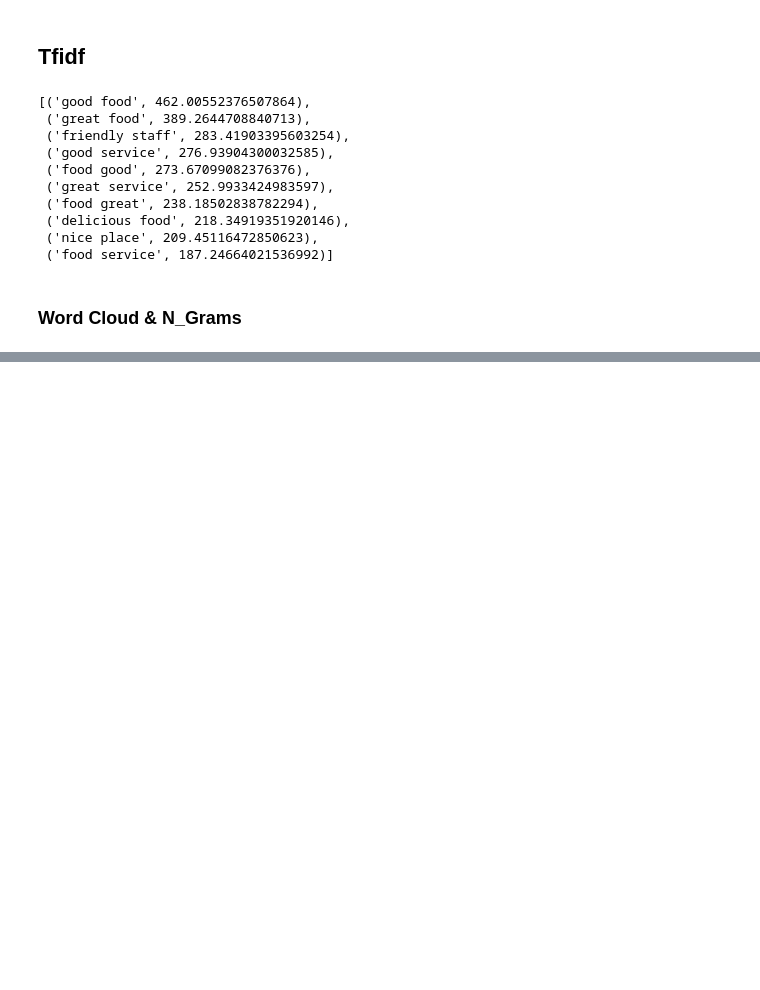
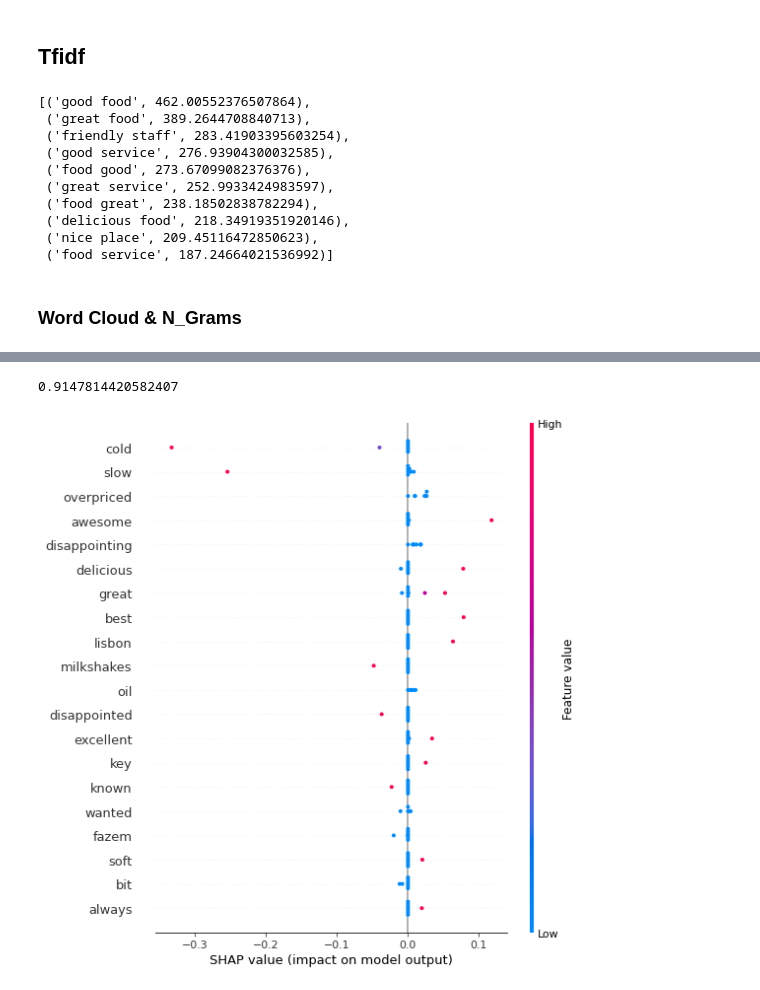
Before and after one commit to MalouO/small_business, a Jupyter notebook: notebooks/NLP_JB.ipynb, the cells around one changed output, grey strips where cells are left out. Saved outputs shown, nothing was run; the diff lists cells and outputs as text; code cells hidden in the pictures; blank space fills up the shorter version.

```diff
--- a/notebooks/NLP_JB.ipynb
+++ b/notebooks/NLP_JB.ipynb
@@ -491,0 +491,47 @@ frequent_words(token_list, ngrams_number=3, number_top_words=15)
+# %%
+import sklearn.metrics as metrics
+
+reviews_model_df = en_reviews_model_df.sample(frac = 1)
+X_train, X_test, y_train, y_test = train_test_split(reviews_model_df['clean_comment'], reviews_model_df['good_bad_review'], random_state=42)
+
+
+# create bag-of-words with weights using tfid vectoriser
+# strip accents and remove stop words during vectorisation
+tf=TfidfVectorizer(strip_accents = 'ascii', ngram_range=(1, 1))
+
+# transform and fit the training set with vectoriser
+X_train_tf = tf.fit_transform(X_train)
+# transform the test set with vectoriser
+X_test_tf = tf.transform(X_test)
+
+
+# create logistic regression model
+logreg = LogisticRegression(verbose=0, random_state=42, penalty='l2', solver='newton-cg', C=10)
+# train model on  vectorised training data
+model = logreg.fit(X_train_tf, y_train)
+# evaluate model performance on the test set
+pred = model.predict(X_test_tf)
+metrics.f1_score(y_test, pred, average='weighted')
+# %% [output]
+0.9147814420582407
+# %%
+# importing SHAP
+import shap
+
+# sampling data from the training and test set to reduce time-taken
+X_train_sample = shap.sample(X_train_tf, 40)
+X_test_sample = shap.sample(X_test_tf, 8)
+
+# creating the KernelExplainer using the logistic regression model and training sample
+SHAP_explainer = shap.KernelExplainer(model.predict, X_train_sample)
+# calculating the shap values of the test sample using the explainer
+shap_vals = SHAP_explainer.shap_values(X_test_sample)
+
+# converting the test samples to a dataframe
+# this is necessary for non-tabular data in order for the visualisations
+# to include feature value
+colour_test = pd.DataFrame(X_test_sample.todense())
+# %%
+shap.summary_plot(shap_vals, colour_test, feature_names=tf.get_feature_names())
+# %% [output]
+[figure, added]
```
Also changed, not shown: parts of 18 cells of this notebook.
